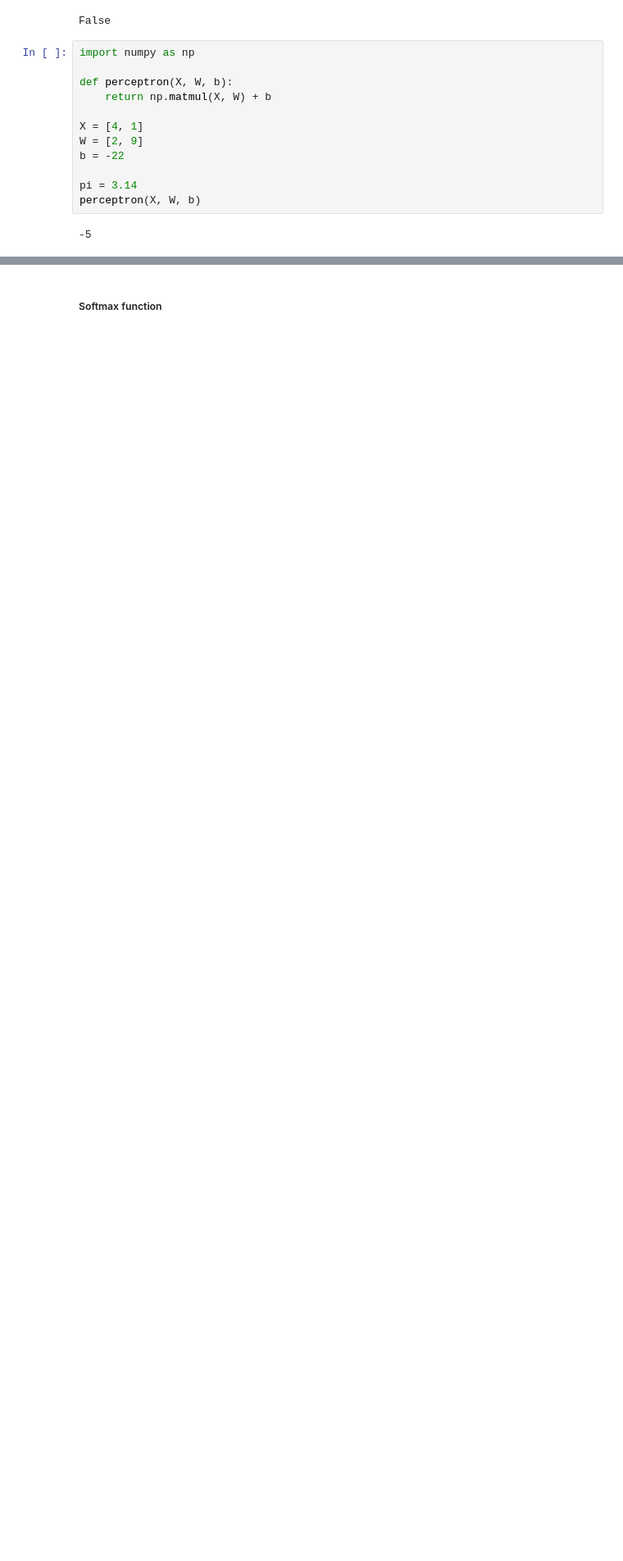
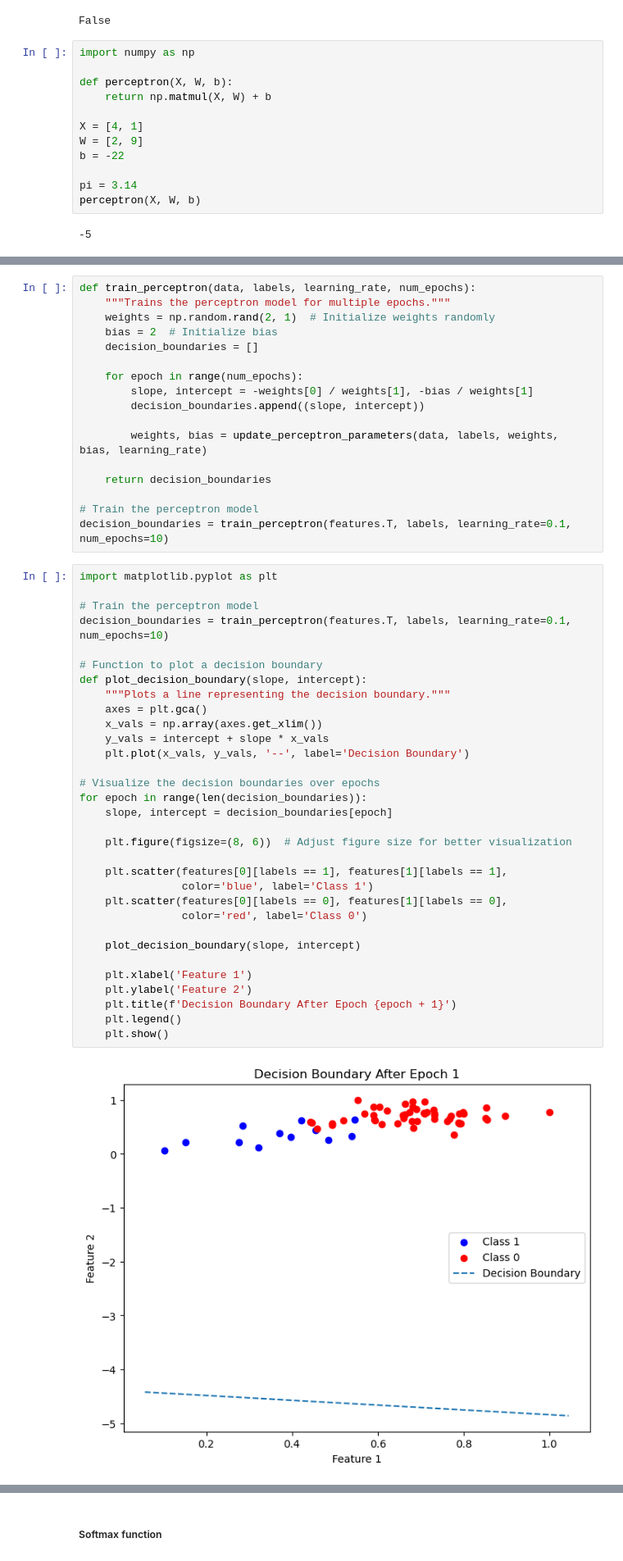
Before and after one commit to ashif-ali/Deep-Learning, a Jupyter notebook: Deep Learning Basics/Basic Perceptron.ipynb, the cells around one changed output, grey strips where cells are left out. Shown: that part at 82% size. Drawn from its saved outputs; the diff is of its cells as text; blank space fills up the shorter version.

```diff
--- a/Deep Learning Basics/Basic Perceptron.ipynb
+++ b/Deep Learning Basics/Basic Perceptron.ipynb
@@ -116,0 +71,51 @@ for i in range(len(res)):
+# %%
+def train_perceptron(data, labels, learning_rate, num_epochs):
+    """Trains the perceptron model for multiple epochs."""
+    weights = np.random.rand(2, 1)  # Initialize weights randomly
+    bias = 2  # Initialize bias
+    decision_boundaries = []
+
+    for epoch in range(num_epochs):
+        slope, intercept = -weights[0] / weights[1], -bias / weights[1]
+        decision_boundaries.append((slope, intercept))
+
+        weights, bias = update_perceptron_parameters(data, labels, weights, bias, learning_rate)
+
+    return decision_boundaries
+
+# Train the perceptron model
+decision_boundaries = train_perceptron(features.T, labels, learning_rate=0.1, num_epochs=10)
+# %%
+import matplotlib.pyplot as plt
+
+# Train the perceptron model
+decision_boundaries = train_perceptron(features.T, labels, learning_rate=0.1, num_epochs=10)
+
+# Function to plot a decision boundary
+def plot_decision_boundary(slope, intercept):
+    """Plots a line representing the decision boundary."""
+    axes = plt.gca()
+    x_vals = np.array(axes.get_xlim())
+    y_vals = intercept + slope * x_vals
+    plt.plot(x_vals, y_vals, '--', label='Decision Boundary')
+
+# Visualize the decision boundaries over epochs
+for epoch in range(len(decision_boundaries)):
+    slope, intercept = decision_boundaries[epoch]
+
+    plt.figure(figsize=(8, 6))  # Adjust figure size for better visualization
+
+    plt.scatter(features[0][labels == 1], features[1][labels == 1],
+                color='blue', label='Class 1')
+    plt.scatter(features[0][labels == 0], features[1][labels == 0],
+                color='red', label='Class 0')
+
+    plot_decision_boundary(slope, intercept)
+
+    plt.xlabel('Feature 1')
+    plt.ylabel('Feature 2')
+    plt.title(f'Decision Boundary After Epoch {epoch + 1}')
+    plt.legend()
+    plt.show()
+# %% [output]
+[figure, added]
```
Also changed, not shown: parts of 18 cells of this notebook, 2 other files.
